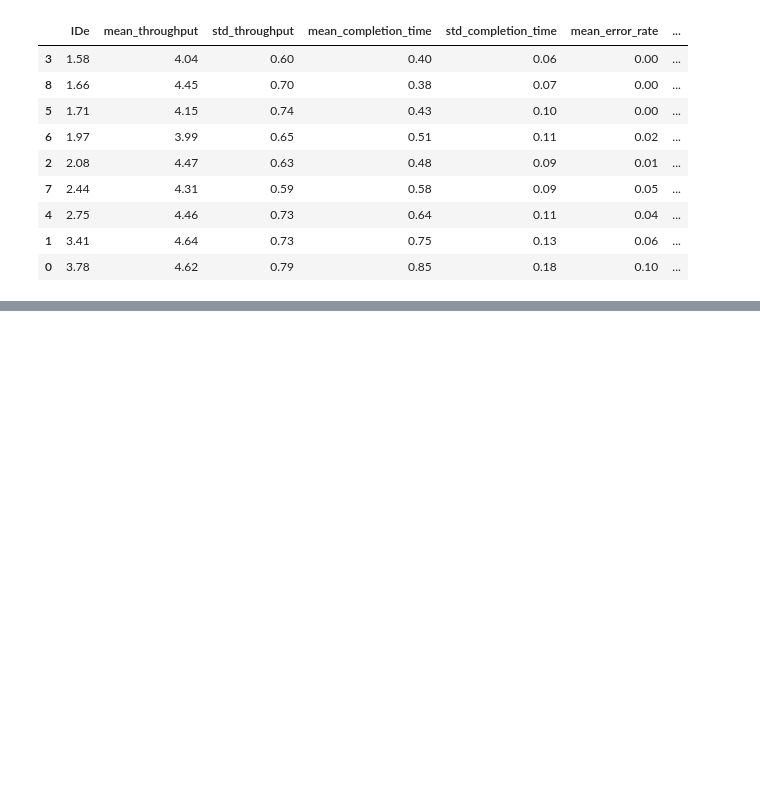
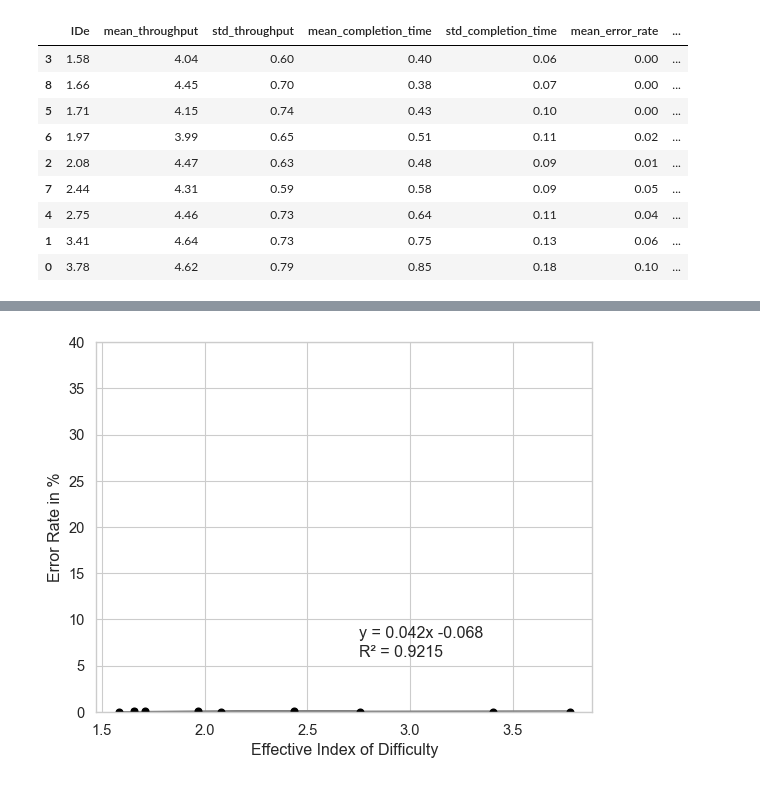
Before and after one commit to lucawoik/SpeedyMouseEvaluation, a Jupyter notebook: descriptive_analysis.ipynb, the cells around one changed output, grey strips where cells are left out. Saved outputs shown, nothing was run; the diff lists cells and outputs as text; code cells hidden in the pictures; blank space fills up the shorter version.

```diff
--- a/descriptive_analysis.ipynb
+++ b/descriptive_analysis.ipynb
@@ -224,0 +278,16 @@ throughput_df_per_id
+# %%
+# regression plot for error rate
+sns.set_theme(style='whitegrid', font_scale=1.2, context='paper')
+
+plt.plot(ide, regr_error_rate, color="grey")
+plt.errorbar(ide, error_rate, e_error_rate, linestyle='None', capsize=2, fmt="o", color="black", elinewidth=1)
+plt.xlabel("Effective Index of Difficulty")
+plt.ylabel("Error Rate in %")
+
+plt.ylim(0, 40)
+plt.text(2.75, 6, 'R² = '+ str(round(r_error_rate**2, 4)))
+plt.text(2.75, 8, 'y = '+ str(round(slope_error_rate, 3)) + "x " + str(round(intercept_error_rate, 3)))
+plt.savefig('figures/regression_error_rate.pdf', bbox_inches='tight')
+plt.show()
+# %% [output]
+[figure, added]
```
Also changed, not shown: parts of 5 cells of this notebook.
